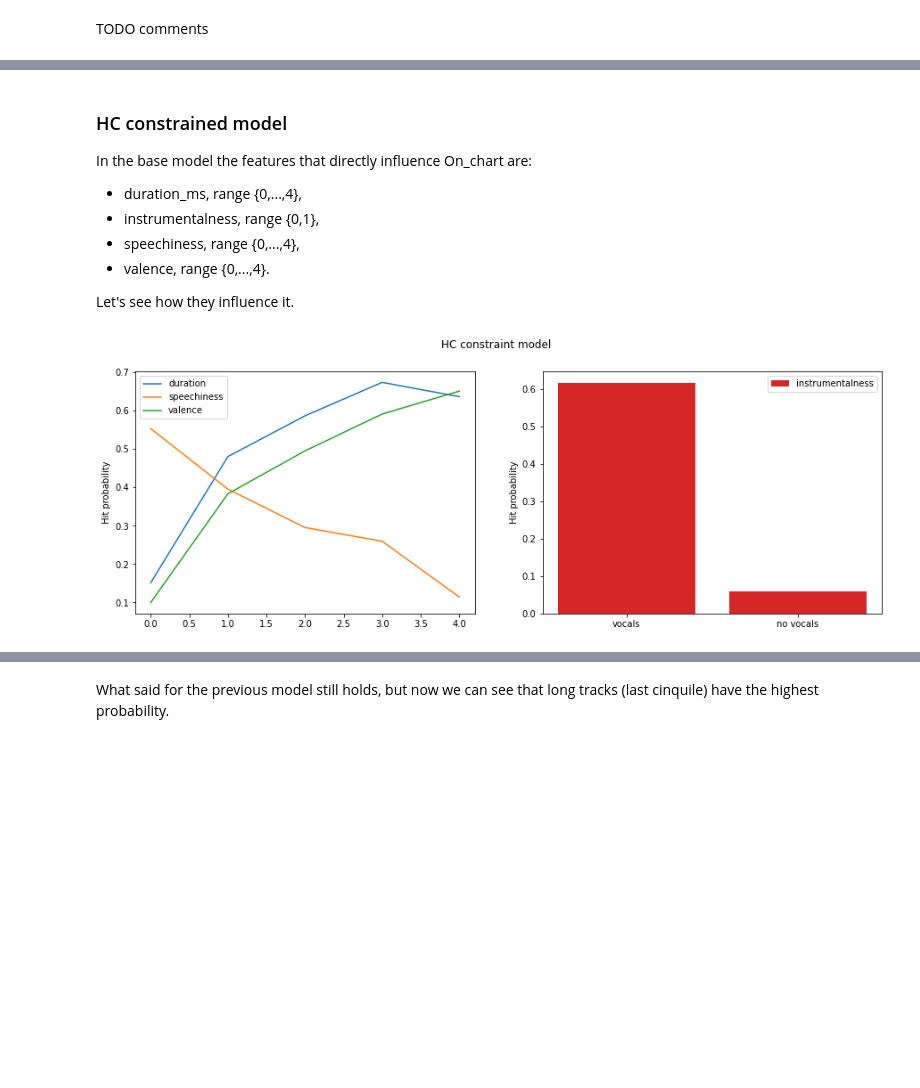
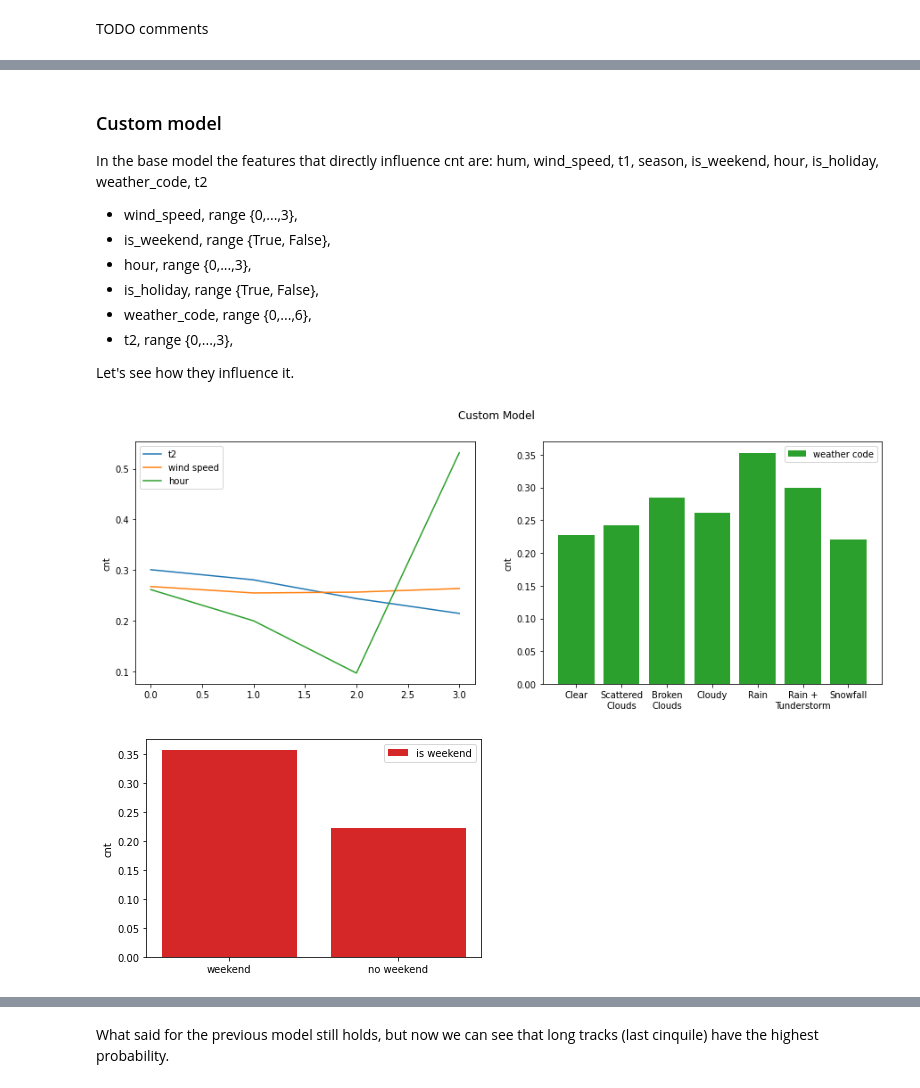
Before and after one commit to CarloLonghi/bike-sharing-prediction, a Jupyter notebook: bike_rental_prediction.ipynb, the cells around one changed output, grey strips where cells are left out. Drawn from its saved outputs; the diff is of its cells as text; code cells hidden in the pictures; blank space fills up the shorter version.

```diff
--- a/bike_rental_prediction.ipynb
+++ b/bike_rental_prediction.ipynb
@@ -472,10 +448,13 @@ for i in range(4):
 # %% [markdown]
-### HC constrained model
+### Custom model
 
-In the base model the features that directly influence On_chart are:
- - duration_ms, range {0,...,4},
- - instrumentalness, range {0,1},
- - speechiness, range {0,...,4},
- - valence, range {0,...,4}.
+In the base model the features that directly influence cnt are:
+hum, wind_speed, t1, season, is_weekend, hour, is_holiday, weather_code, t2
+ - wind_speed, range {0,...,3},
+ - is_weekend, range {True, False},
+ - hour, range {0,...,3},
+ - is_holiday, range {True, False},
+ - weather_code, range {0,...,6},
+ - t2, range {0,...,3},
 
 Let's see how they influence it.
@@ -497,18 +490,25 @@ for score in range(2):
 # %%
 fig, axes = plt.subplots(1, 2, figsize=(15, 5))
 ax = axes[0]
-fig.suptitle(f"HC constraint model")
-ax.set_ylabel('Hit probability')
-ax.plot(answers_duration, label='duration')
-ax.plot(answers_speech, label='speechiness')
-ax.plot(answers_valence, label='valence')
+fig.suptitle(f"Custom Model")
+ax.set_ylabel('cnt')
+ax.plot(answers_t2, label='t2')
+ax.plot(answers_wind_speed, label='wind speed')
+ax.plot(answers_hour, label='hour')
 ax.legend()
-ax2 =axes[1]
-ax2.bar(range(2), answers_instrumental, label='instrumentalness', color='C3')
+ax2 = axes[1]
+ax2.set_ylabel('cnt')
+ax2.bar(range(7), answers_weather_code, label='weather code', color='C2')
+ax2.set_xticks(range(7))
+ax2.set_xticklabels(['Clear', 'Scattered\nClouds', 'Broken\nClouds', 'Cloudy', 'Rain', 'Rain +\nTunderstorm', 'Snowfall'])
 ax2.legend()
-ax2.set_xticks(range(2))
-ax2.set_xticklabels(['vocals', 'no vocals'])
-ax2.set_ylabel('Hit probability')
-fig.savefig('query1')
+plt.show()
+
+plt.bar(range(2), answers_is_weekend, label='is weekend', color='C3')
+plt.legend()
+plt.ylabel('cnt')
+plt.xticks(range(2), labels=['weekend', 'no weekend'])
+plt.show()
 # %% [output]
-[figure, old version]
+[figure, new version]
+[figure, added]
```
Also changed, not shown: parts of 45 cells of this notebook, 4 other files.
